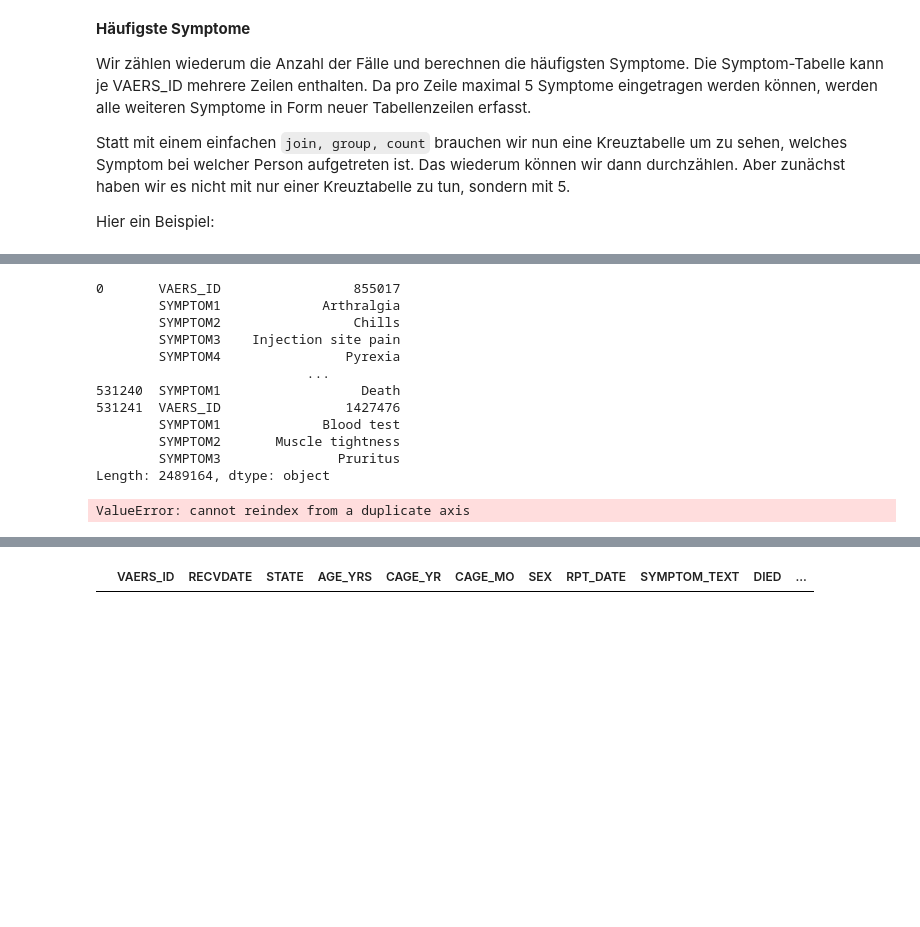
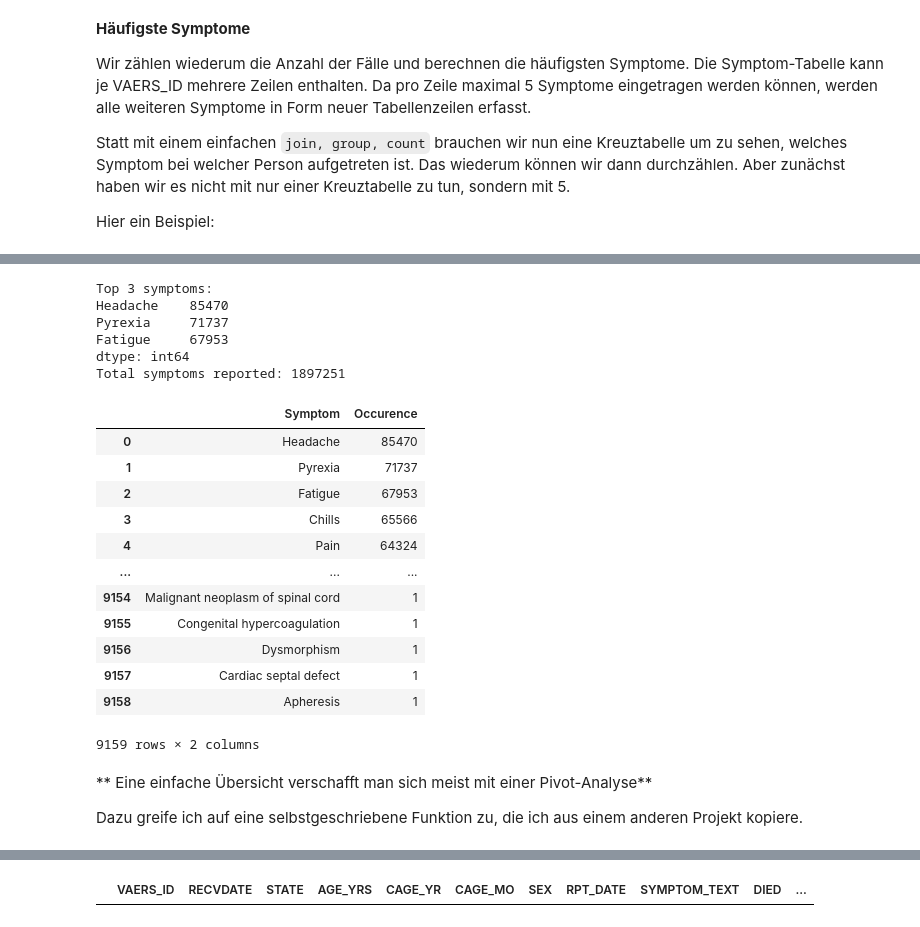
Before and after one commit to StefanSchindewolf/covid19, a Jupyter notebook: Vaers_Analysis.ipynb, the cells around one changed output, grey strips where cells are left out. Saved outputs shown, nothing was run; the diff lists cells and outputs as text; code cells hidden in the pictures; blank space fills up the shorter version.

Commit message:
Added Pareto Analysis of Symptoms

```diff
--- a/Vaers_Analysis.ipynb
+++ b/Vaers_Analysis.ipynb
@@ -122,23 +126,36 @@ Wir erstellen nun aus den einzelnen Spalten eine lange Key-Value Liste mit `VAER
 # %%
-symdf.drop(['SYMPTOMVERSION1', 'SYMPTOMVERSION2', 'SYMPTOMVERSION3', 'SYMPTOMVERSION4', 'SYMPTOMVERSION5'], axis=1).stack()
+symptom_list = symdf.drop(['VAERS_ID', 'SYMPTOMVERSION1', 'SYMPTOMVERSION2', 'SYMPTOMVERSION3', 'SYMPTOMVERSION4', 'SYMPTOMVERSION5'], axis=1).stack()
+print('Top 3 symptoms: \n{}'.format(symptom_list.value_counts().head(3)))
+print('Total symptoms reported: {}'.format(symptom_list.value_counts().sum()))
 # %% [output]
-0       VAERS_ID                 855017
-        SYMPTOM1             Arthralgia
-        SYMPTOM2                 Chills
-        SYMPTOM3    Injection site pain
-        SYMPTOM4                Pyrexia
-                           ...
-531240  SYMPTOM1                  Death
-531241  VAERS_ID                1427476
-        SYMPTOM1             Blood test
-        SYMPTOM2       Muscle tightness
-        SYMPTOM3               Pruritus
-Length: 2489164, dtype: object
+Top 3 symptoms:
+Headache    85470
+Pyrexia     71737
+Fatigue     67953
+dtype: int64
+Total symptoms reported: 1897251
-# %%
-long_df = pd.DataFrame()
-for i in range(5):
-    symdf['SYMPTOM{}'.format(i+1)] = symdf['SYMPTOM{}'.format(i+1)].astype('category')
-    long_df = long_df.append(symdf['SYMPTOM{}'.format(i+1)].dropna())
-long_df
-# %% [output]
-ValueError: cannot reindex from a duplicate axis
+# %%
+#symdf.drop(['SYMPTOMVERSION1', 'SYMPTOMVERSION2', 'SYMPTOMVERSION3', 'SYMPTOMVERSION4', 'SYMPTOMVERSION5'], axis=1).groupby(by='VAERS_ID').count()
+par_df = pd.DataFrame(symptom_list.value_counts(), columns=['Occurence'])
+par_df.insert(0, 'Symptom', value=symptom_list.value_counts().index.to_list())
+par_df.reset_index(inplace=True)
+par_df = par_df.drop('index', axis=1)
+par_df
+# %% [output]
+|  | Symptom | Occurence |
+| 0 | Headache | 85470 |
+| 1 | Pyrexia | 71737 |
+| 2 | Fatigue | 67953 |
+| 3 | Chills | 65566 |
+| 4 | Pain | 64324 |
+| ... | ... | ... |
+| 9154 | Malignant neoplasm of spinal cord | 1 |
+| 9155 | Congenital hypercoagulation | 1 |
+| 9156 | Dysmorphism | 1 |
+| 9157 | Cardiac septal defect | 1 |
+| 9158 | Apheresis | 1 |
+9159 rows × 2 columns
+# %% [markdown]
+** Eine einfache Übersicht verschafft man sich meist mit einer Pivot-Analyse**
+
+Dazu greife ich auf eine selbstgeschriebene Funktion zu, die ich aus einem anderen Projekt kopiere.
```
Also changed, not shown: parts of 3 cells of this notebook.
